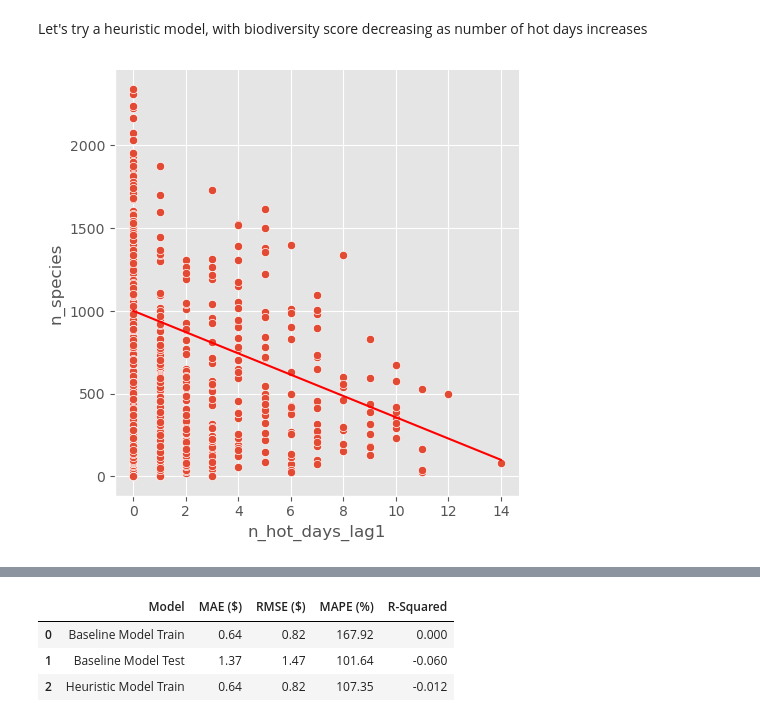
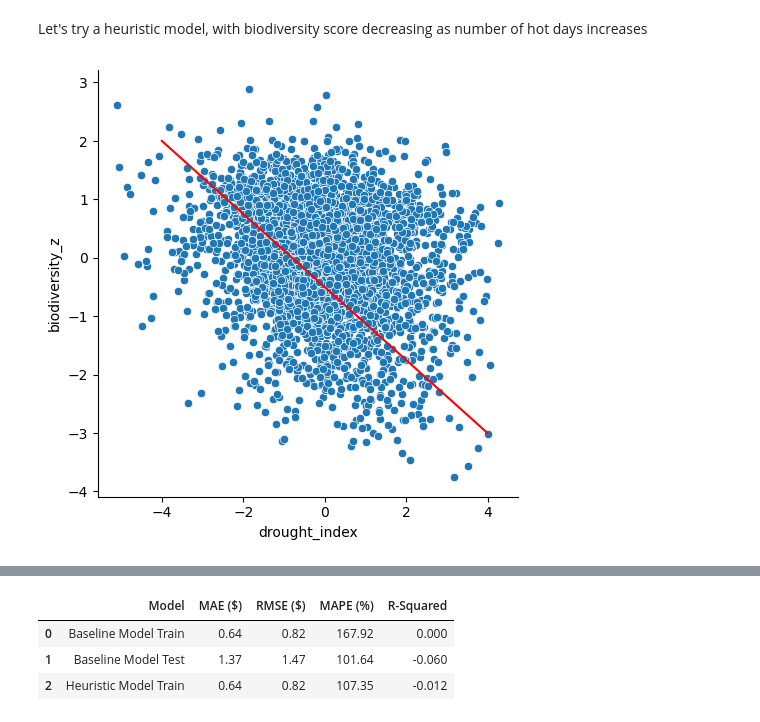
Before and after one commit to delmurphy/wildsignal, a Jupyter notebook: Notebooks/5.1a.Model_pipeline_regression_climateonly.ipynb, the cells around one changed output, grey strips where cells are left out. Cells and saved outputs as stored; diff of their text form; code cells hidden in the pictures.

Commit message:
adding turnover to models

```diff
--- a/Notebooks/5.1a.Model_pipeline_regression_climateonly.ipynb
+++ b/Notebooks/5.1a.Model_pipeline_regression_climateonly.ipynb
@@ -60,9 +62,9 @@ df = full_df[['state', 'year_offset', 'month_sin', 'month_cos',
               'temp_anom_z', 'temp_anom_z_lag1', 'temp_anom_z_roll3',
               'precip_anom_z', 'precip_anom_z_lag1', 'precip_anom_z_roll3',
               'drought_index', 'drought_index_lag1', 'drought_index_roll3',
-              'n_species']].copy()
+              'turnover_residual_z']].copy()
 
-df = df.rename(columns={'residual_z': 'biodiversity_z'})
+df = df.rename(columns={'turnover_residual_z': 'biodiversity_z'})
 # %% [markdown]
 Amplify climate signal
 # %%
@@ -134,7 +136,7 @@ For X_train and y_train when using walk-forward validation with expanding window
 Predict average biodiversity z score for everything
 # %%
 X_trainval = train_val.copy()
-y_trainval = X_trainval.pop('n_species')
+y_trainval = X_trainval.pop('biodiversity_z')
 # %%
 # Dummy model
 dummy_model = DummyRegressor()
@@ -176,16 +178,15 @@ Let's try a heuristic model, with biodiversity score decreasing as number of hot
 # %%
 import seaborn as sns
 import matplotlib.pyplot as plt
 
 train_data = X_trainval.copy()
-train_data['n_species'] = y_trainval
+train_data['biodiversity_z'] = y_trainval
 
 sns.relplot(data = train_data,
             kind='scatter',
-            x='n_hot_days_lag1',
-            y='n_species')
-# plt.plot([0, 14], [0, -0.8], 'r-')
-plt.plot([0, 14], [1000, 100], 'r-')
+            x='drought_index',
+            y='biodiversity_z')
+plt.plot([-4, 4], [2, -3], 'r-')
 plt.show();
 # %% [output]
-[figure, old version]
+[figure, new version]
```
Also changed, not shown: parts of 27 cells of this notebook, 7 other files.
